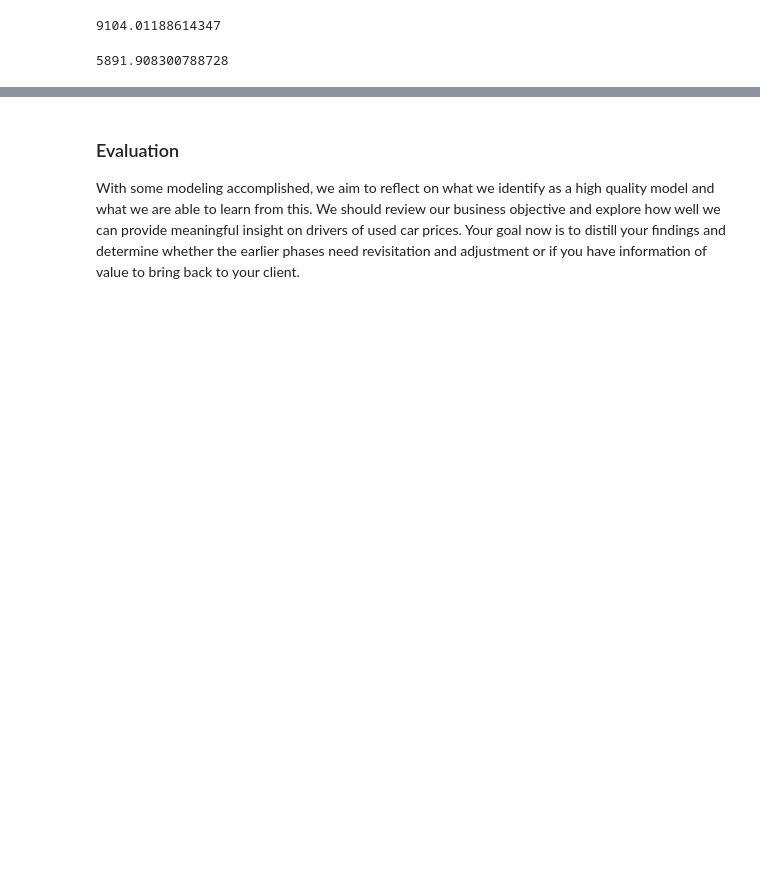
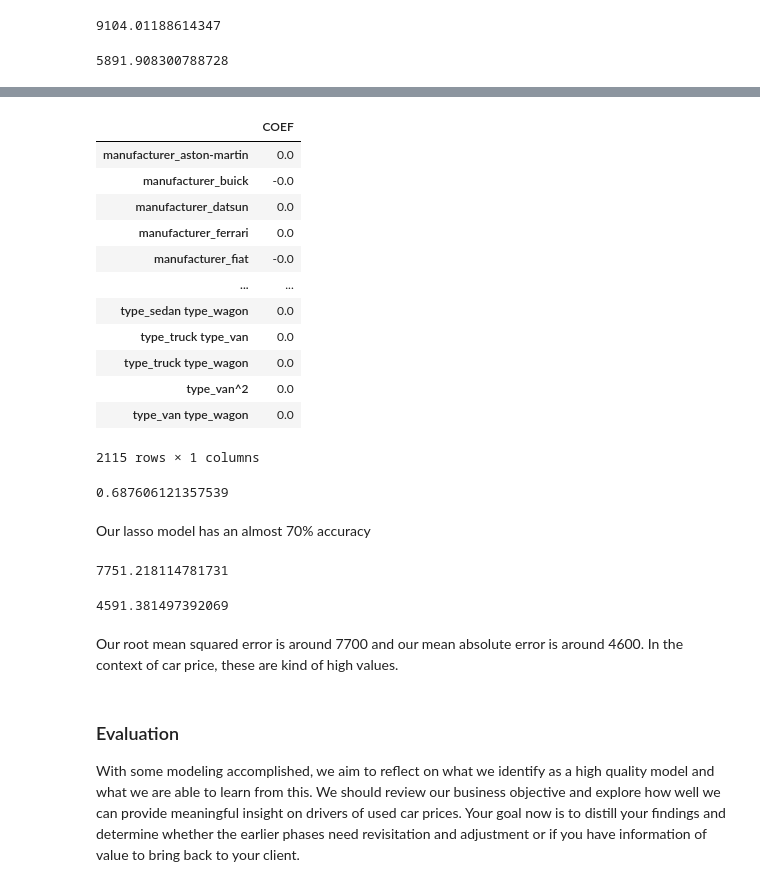
Before and after one commit to kevin-joseph08/assignment-11.1, a Jupyter notebook: prompt_II.ipynb, the cells around one changed output, grey strips where cells are left out. Cells and saved outputs as stored; diff of their text form; code cells hidden in the pictures; blank space fills up the shorter version.

```diff
--- a/prompt_II.ipynb
+++ b/prompt_II.ipynb
@@ -441,3 +548,38 @@ Our root mean squared error is around 9100 and our mean absolute error is around
+# %%
+l_coefs.query('COEF == 0')
+# %% [output]
+|  | COEF |
+| manufacturer_aston-martin | 0.0 |
+| manufacturer_buick | -0.0 |
+| manufacturer_datsun | 0.0 |
+| manufacturer_ferrari | 0.0 |
+| manufacturer_fiat | -0.0 |
+| ... | ... |
+| type_sedan type_wagon | 0.0 |
+| type_truck type_van | 0.0 |
+| type_truck type_wagon | 0.0 |
+| type_van^2 | 0.0 |
+| type_van type_wagon | 0.0 |
+2115 rows × 1 columns
+# %%
+l_r2 = l_model.score(X_test,y_test)
+l_r2
+# %% [output]
+0.687606121357539
+# %% [markdown]
+Our lasso model has an almost 70% accuracy
+# %%
+l_rmse = np.sqrt(mean_squared_error(y_test,l_model.predict(X_test)))
+l_rmse
+# %% [output]
+7751.218114781731
+# %%
+l_mae = mean_absolute_error(y_test,l_model.predict(X_test))
+l_mae
+# %% [output]
+4591.381497392069
+# %% [markdown]
+Our root mean squared error is around 7700 and our mean absolute error is around 4600. In the context of car price, these are kind of high values.
 # %% [markdown]
 ### Evaluation
 
```
Also changed, not shown: parts of 25 cells of this notebook.
